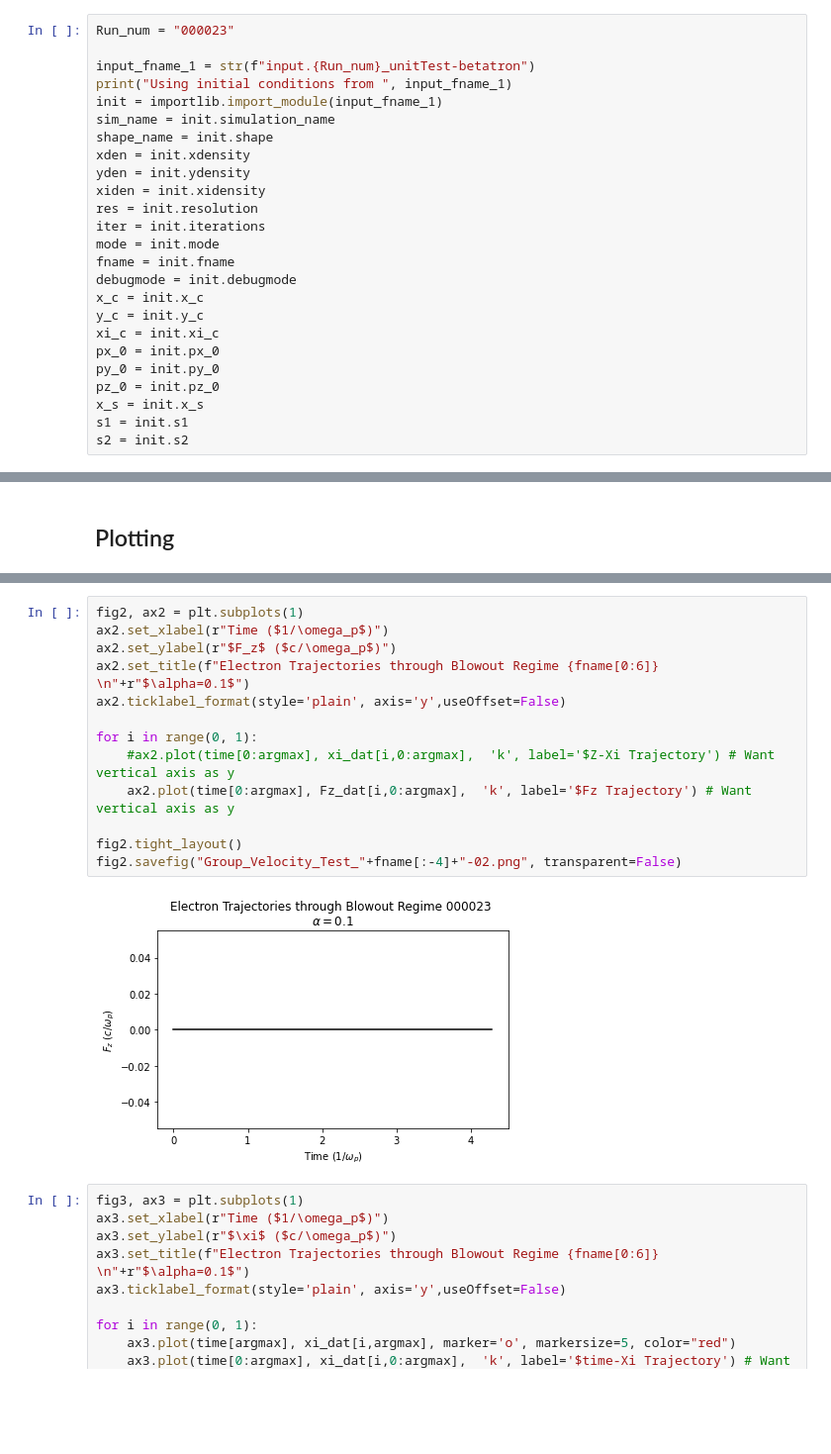
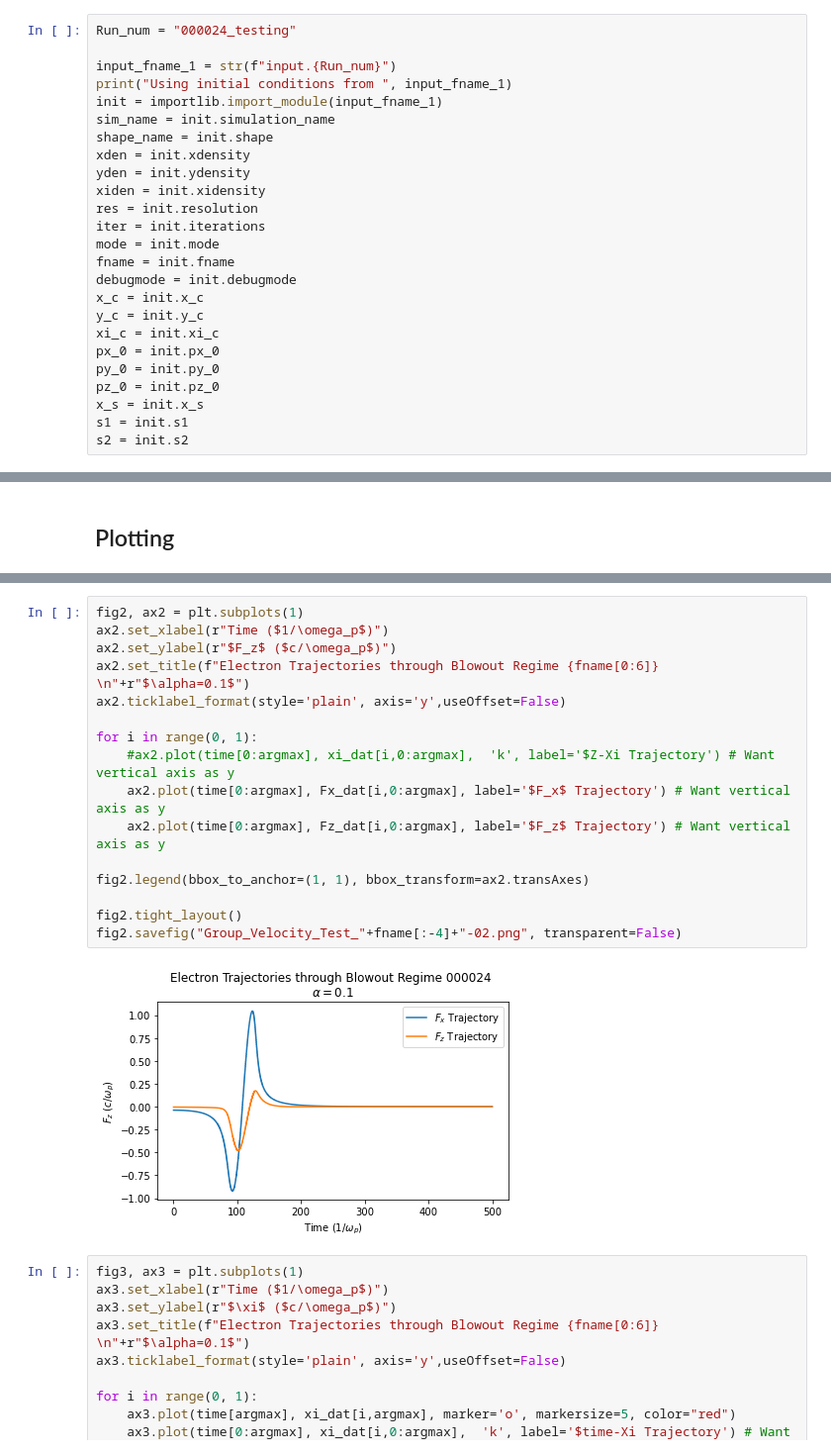
Before and after one commit to nicholasmanzella/QuEP, a Jupyter notebook: Group-Velocity-Testing-Case-2.ipynb, the cells around one changed output, grey strips where cells are left out. Shown: that part at 99% size. Drawn from its saved outputs; the diff is of its cells as text; blank space fills up the shorter version.

```diff
--- a/Group-Velocity-Testing-Case-2.ipynb
+++ b/Group-Velocity-Testing-Case-2.ipynb
@@ -16,9 +16,9 @@ from DebugObjectModule import DebugObject
 # %% [markdown]
 ## Import file conditions
 # %%
-Run_num = "000023"
+Run_num = "000024_testing"
 
-input_fname_1 = str(f"input.{Run_num}_unitTest-betatron")
+input_fname_1 = str(f"input.{Run_num}")
 print("Using initial conditions from ", input_fname_1)
 init = importlib.import_module(input_fname_1)
 sim_name = init.simulation_name
@@ -141,18 +141,21 @@ print(argmax)
 # %%
 fig2, ax2 = plt.subplots(1)
 ax2.set_xlabel(r"Time ($1/\omega_p$)")
 ax2.set_ylabel(r"$F_z$ ($c/\omega_p$)")
 ax2.set_title(f"Electron Trajectories through Blowout Regime {fname[0:6]} \n"+r"$\alpha=0.1$")
 ax2.ticklabel_format(style='plain', axis='y',useOffset=False)
 
 for i in range(0, 1):
     #ax2.plot(time[0:argmax], xi_dat[i,0:argmax],  'k', label='$Z-Xi Trajectory') # Want vertical axis as y
-    ax2.plot(time[0:argmax], Fz_dat[i,0:argmax],  'k', label='$Fz Trajectory') # Want vertical axis as y
+    ax2.plot(time[0:argmax], Fx_dat[i,0:argmax], label='$F_x$ Trajectory') # Want vertical axis as y
+    ax2.plot(time[0:argmax], Fz_dat[i,0:argmax], label='$F_z$ Trajectory') # Want vertical axis as y
+
+fig2.legend(bbox_to_anchor=(1, 1), bbox_transform=ax2.transAxes)
 
 fig2.tight_layout()
 fig2.savefig("Group_Velocity_Test_"+fname[:-4]+"-02.png", transparent=False)
 # %% [output]
-[figure, old version]
+[figure, new version]
 # %%
 fig3, ax3 = plt.subplots(1)
 ax3.set_xlabel(r"Time ($1/\omega_p$)")
```
Also changed, not shown: parts of 6 cells of this notebook, 19 other files.
